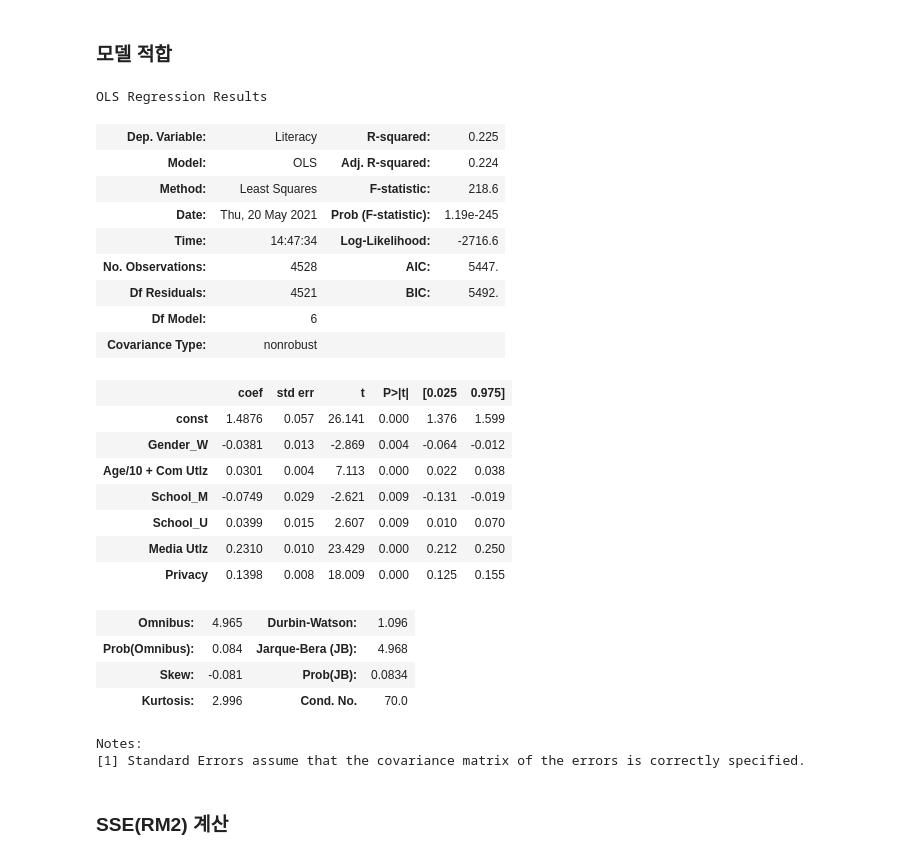
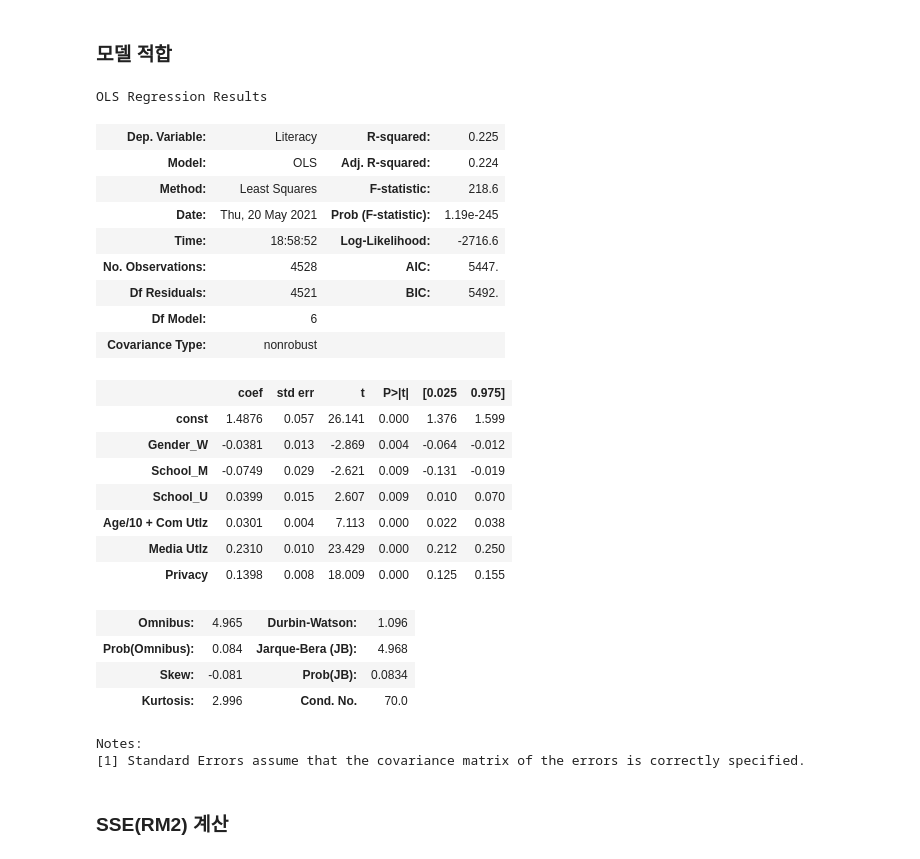
Before and after one commit to JadenKim-dev/DataScienceStudy, a Jupyter notebook: RA_group_project/3. Data_analysis2.ipynb, the cells around one changed output. Cells and saved outputs as stored; diff of their text form; code cells hidden in the pictures.

```diff
--- a/RA_group_project/3. Data_analysis2.ipynb
+++ b/RA_group_project/3. Data_analysis2.ipynb
@@ -286,28 +290,28 @@ H0 : 10 x B2 = B6 | (B5 = 0) vs H1 : 10 x B2 ≠ B6 | (B5 = 0)에 대한 가설
 # %%
 x_data3 = x_data1[['Gender_W', 'School_M', 'School_U', 'Media Utlz', 'Privacy']]
 new_variable = x_data1.copy()['Age']/10 + x_data1.copy()['Community Utlz']
-x_data3.insert(1, 'Age/10 + Com Utlz', new_variable)
+x_data3.insert(3, 'Age/10 + Com Utlz', new_variable)
 x_data3_1 = sm.add_constant(x_data3, has_constant="add")
 model3 = sm.OLS(target, x_data3_1)
 fitted_model3 = model3.fit()
 fitted_model3.summary()
 # %% [output]
 OLS Regression Results
 | Dep. Variable: | Literacy | R-squared: | 0.225 |
 | Model: | OLS | Adj. R-squared: | 0.224 |
 | Method: | Least Squares | F-statistic: | 218.6 |
 | Date: | Thu, 20 May 2021 | Prob (F-statistic): | 1.19e-245 |
-| Time: | 14:47:34 | Log-Likelihood: | -2716.6 |
+| Time: | 18:58:52 | Log-Likelihood: | -2716.6 |
 | No. Observations: | 4528 | AIC: | 5447. |
 | Df Residuals: | 4521 | BIC: | 5492. |
 | Df Model: | 6 |  |  |
 | Covariance Type: | nonrobust |  |  |
 |  | coef | std err | t | P>|t| | [0.025 | 0.975] |
 | const | 1.4876 | 0.057 | 26.141 | 0.000 | 1.376 | 1.599 |
 | Gender_W | -0.0381 | 0.013 | -2.869 | 0.004 | -0.064 | -0.012 |
-| Age/10 + Com Utlz | 0.0301 | 0.004 | 7.113 | 0.000 | 0.022 | 0.038 |
 | School_M | -0.0749 | 0.029 | -2.621 | 0.009 | -0.131 | -0.019 |
 | School_U | 0.0399 | 0.015 | 2.607 | 0.009 | 0.010 | 0.070 |
+| Age/10 + Com Utlz | 0.0301 | 0.004 | 7.113 | 0.000 | 0.022 | 0.038 |
 | Media Utlz | 0.2310 | 0.010 | 23.429 | 0.000 | 0.212 | 0.250 |
 | Privacy | 0.1398 | 0.008 | 18.009 | 0.000 | 0.125 | 0.155 |
 | Omnibus: | 4.965 | Durbin-Watson: | 1.096 |
```
Also changed, not shown: parts of 82 cells of this notebook.
